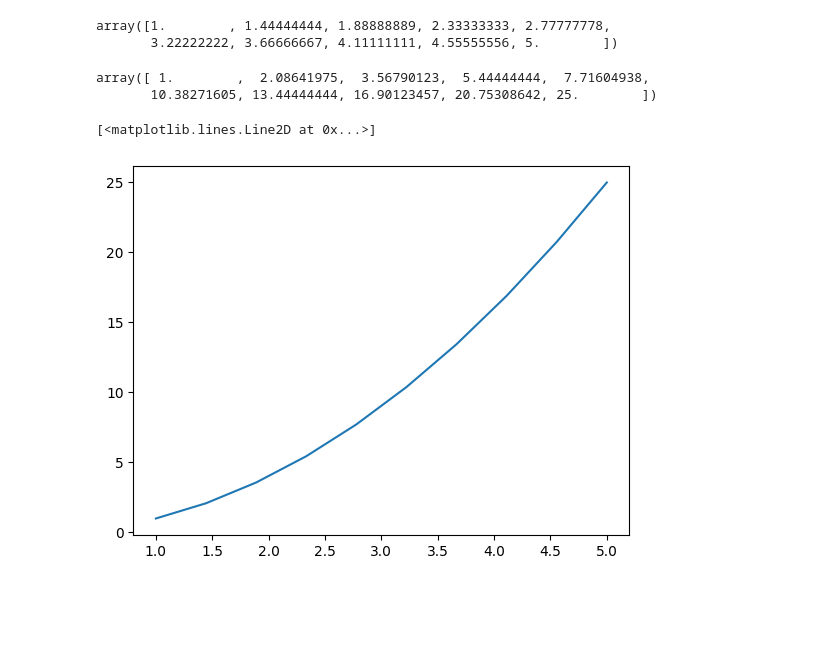
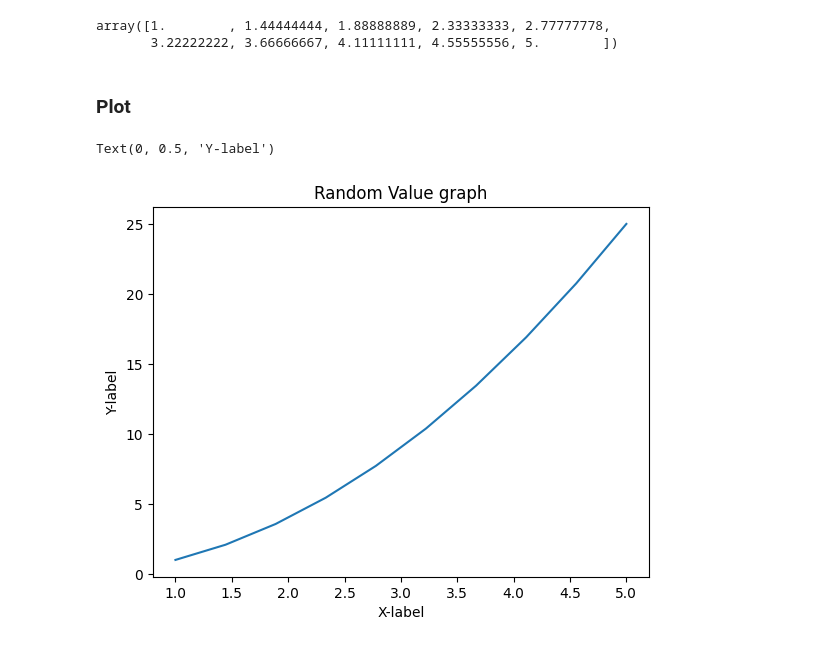
Before and after one commit to vivekCreates/Matplotlib, a Jupyter notebook: basic.ipynb, the cells around one changed output. Cells and saved outputs as stored; diff of their text form; code cells hidden in the pictures; blank space fills up the shorter version.

```diff
--- a/basic.ipynb
+++ b/basic.ipynb
@@ -8,9 +8,3 @@ x
 # %% [output]
 array([1.        , 1.44444444, 1.88888889, 2.33333333, 2.77777778,
        3.22222222, 3.66666667, 4.11111111, 4.55555556, 5.        ])
-# %%
-y = x**2
-y
-# %% [output]
-array([ 1.        ,  2.08641975,  3.56790123,  5.44444444,  7.71604938,
-       10.38271605, 13.44444444, 16.90123457, 20.75308642, 25.        ])
@@ -17,6 +13,10 @@ array([ 1.        ,  2.08641975,  3.56790123,  5.44444444,  7.71604938,
+# %% [markdown]
+### Plot
 # %%
-p = plt.plot(x,y)
-p
+plt.plot(x,y)
+plt.title("Random Value graph")
+plt.xlabel("X-label")
+plt.ylabel("Y-label")
 # %% [output]
-[<matplotlib.lines.Line2D at 0x...>]
+Text(0, 0.5, 'Y-label')
-[figure, old version]
+[figure, new version]
```
Also changed, not shown: parts of 15 cells of this notebook, 2 other files.
